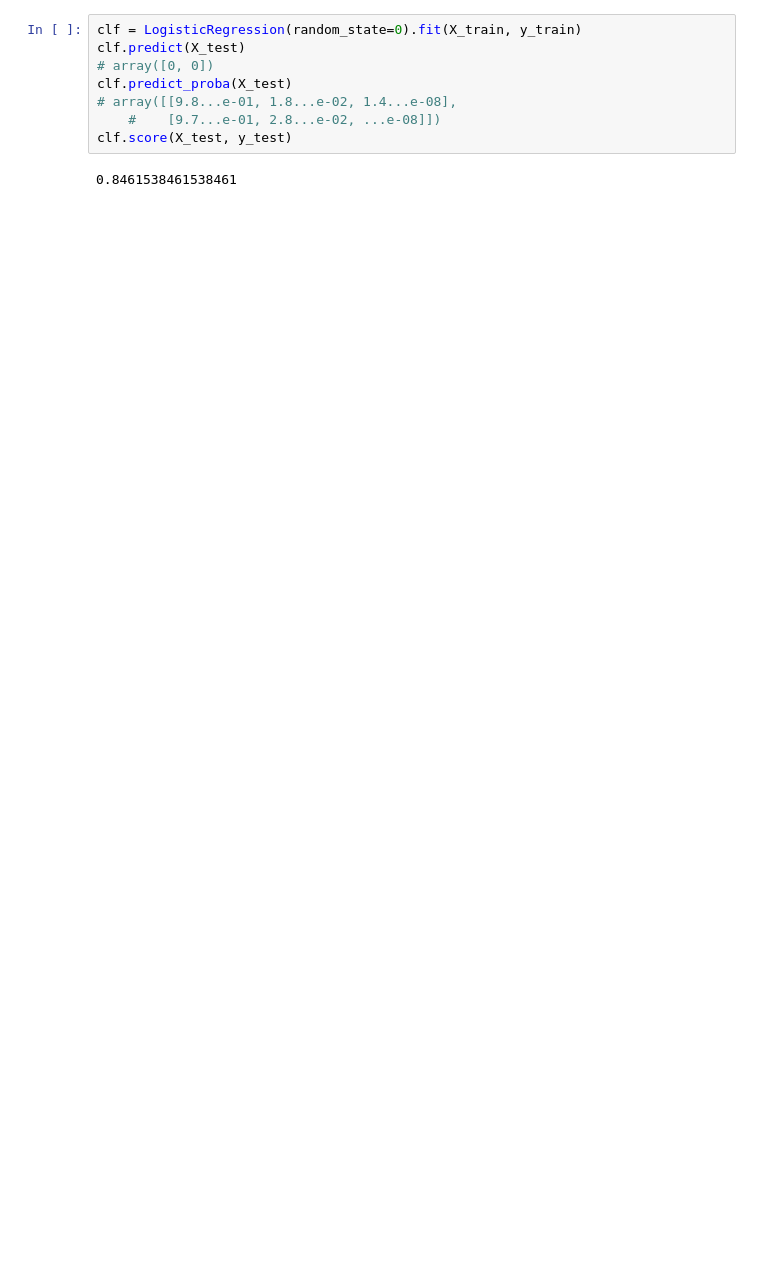
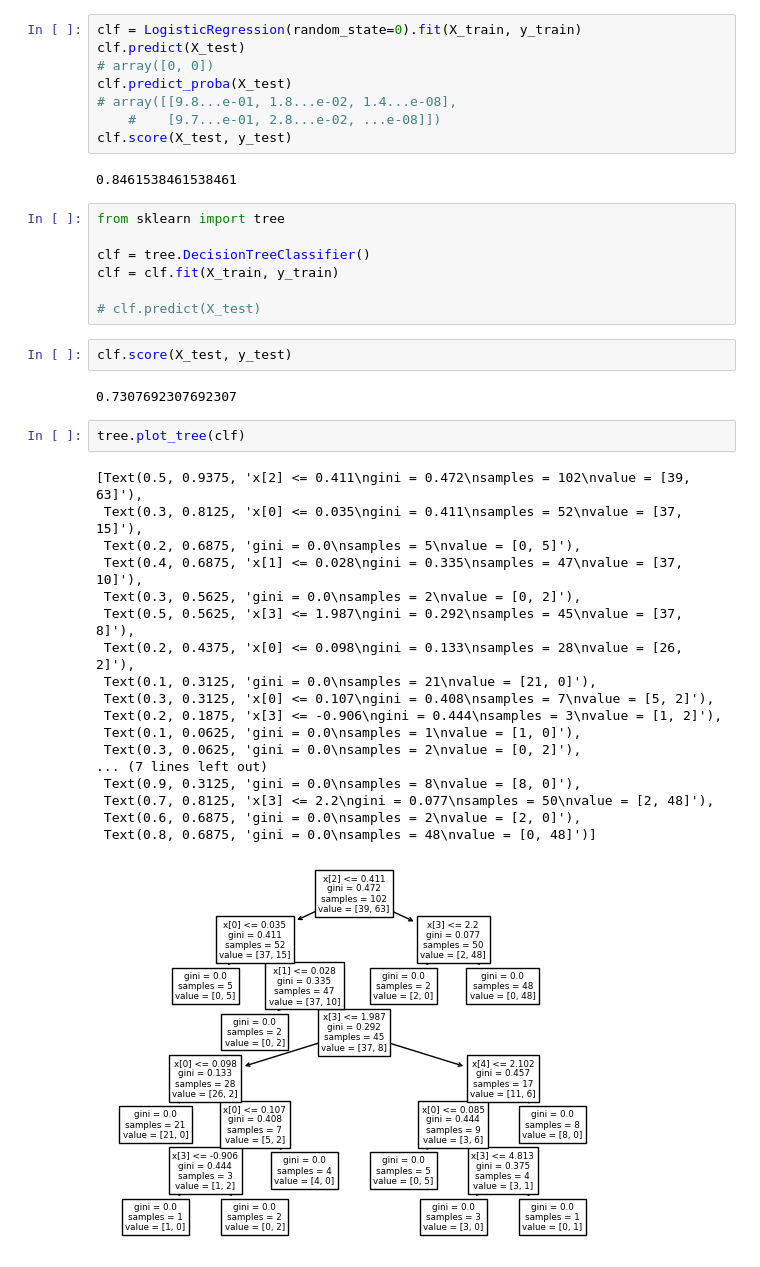
Before and after one commit to xinrose-lin/adversarial-prompt-detection, a Jupyter notebook: experiments-rose/classifier-v1.ipynb, the cells around one changed output. Drawn from its saved outputs; the diff is of its cells as text; blank space fills up the shorter version.

Commit message:
added decision tree results

```diff
--- a/experiments-rose/classifier-v1.ipynb
+++ b/experiments-rose/classifier-v1.ipynb
@@ -111,3 +121,35 @@ clf.predict_proba(X_test)
 clf.score(X_test, y_test)
 # %% [output]
 0.8461538461538461
+# %%
+from sklearn import tree
+
+clf = tree.DecisionTreeClassifier()
+clf = clf.fit(X_train, y_train)
+
+# clf.predict(X_test)
+# %%
+clf.score(X_test, y_test)
+# %% [output]
+0.7307692307692307
+# %%
+tree.plot_tree(clf)
+# %% [output]
+[Text(0.5, 0.9375, 'x[2] <= 0.411\ngini = 0.472\nsamples = 102\nvalue = [39, 63]'),
+ Text(0.3, 0.8125, 'x[0] <= 0.035\ngini = 0.411\nsamples = 52\nvalue = [37, 15]'),
+ Text(0.2, 0.6875, 'gini = 0.0\nsamples = 5\nvalue = [0, 5]'),
+ Text(0.4, 0.6875, 'x[1] <= 0.028\ngini = 0.335\nsamples = 47\nvalue = [37, 10]'),
+ Text(0.3, 0.5625, 'gini = 0.0\nsamples = 2\nvalue = [0, 2]'),
+ Text(0.5, 0.5625, 'x[3] <= 1.987\ngini = 0.292\nsamples = 45\nvalue = [37, 8]'),
+ Text(0.2, 0.4375, 'x[0] <= 0.098\ngini = 0.133\nsamples = 28\nvalue = [26, 2]'),
+ Text(0.1, 0.3125, 'gini = 0.0\nsamples = 21\nvalue = [21, 0]'),
+ Text(0.3, 0.3125, 'x[0] <= 0.107\ngini = 0.408\nsamples = 7\nvalue = [5, 2]'),
+ Text(0.2, 0.1875, 'x[3] <= -0.906\ngini = 0.444\nsamples = 3\nvalue = [1, 2]'),
+ Text(0.1, 0.0625, 'gini = 0.0\nsamples = 1\nvalue = [1, 0]'),
+ Text(0.3, 0.0625, 'gini = 0.0\nsamples = 2\nvalue = [0, 2]'),
+... (7 lines left out)
+ Text(0.9, 0.3125, 'gini = 0.0\nsamples = 8\nvalue = [8, 0]'),
+ Text(0.7, 0.8125, 'x[3] <= 2.2\ngini = 0.077\nsamples = 50\nvalue = [2, 48]'),
+ Text(0.6, 0.6875, 'gini = 0.0\nsamples = 2\nvalue = [2, 0]'),
+ Text(0.8, 0.6875, 'gini = 0.0\nsamples = 48\nvalue = [0, 48]')]
+[figure, added]
```
Also changed, not shown: parts of 2 cells of this notebook.
